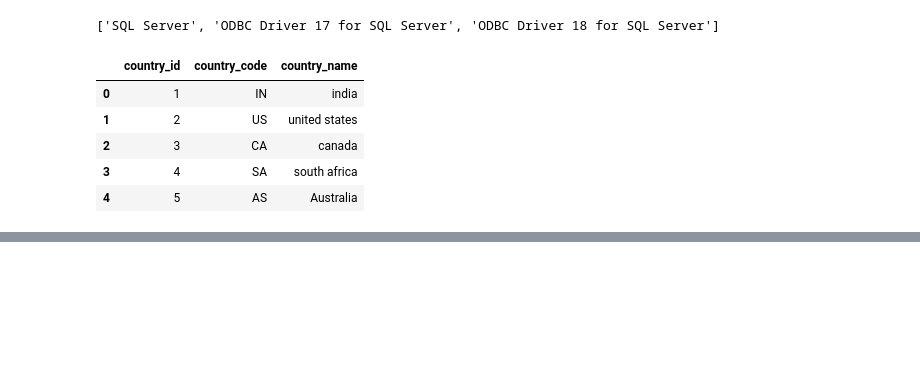
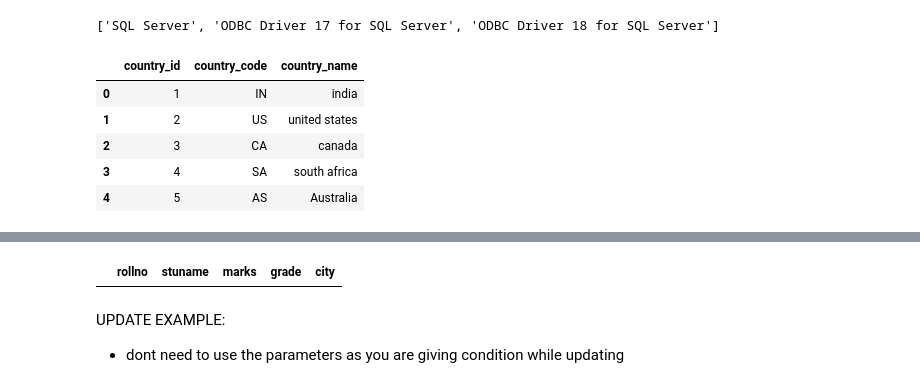
Before and after one commit to sagarnbeedi-analytics/data-analytics-portfolio, a Jupyter notebook: PYTHON/SQLALCHEMY_LIBRARY/main.ipynb, the cells around one changed output, grey strips where cells are left out. Cells and saved outputs as stored; diff of their text form; code cells hidden in the pictures; blank space fills up the shorter version.

```diff
--- a/PYTHON/SQLALCHEMY_LIBRARY/main.ipynb
+++ b/PYTHON/SQLALCHEMY_LIBRARY/main.ipynb
@@ -240,0 +356,12 @@ data
+# %%
+query=text(
+    '''select * from college.student where rollno=107
+'''
+)
+d=pd.read_sql(query,Mysql_engine)
+d
+# %% [output]
+|  | rollno | stuname | marks | grade | city |
+# %% [markdown]
+UPDATE EXAMPLE:
+- dont need to use the parameters as you are giving condition while updating
```
Also changed, not shown: parts of 31 cells of this notebook, 13 other files.
